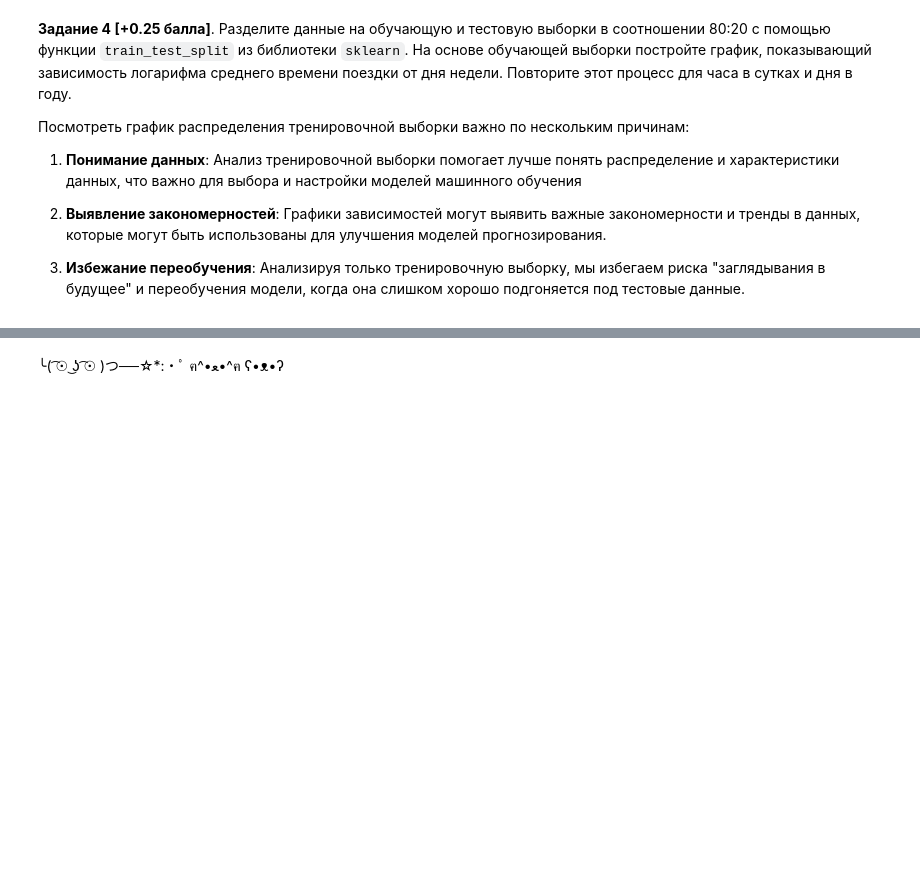
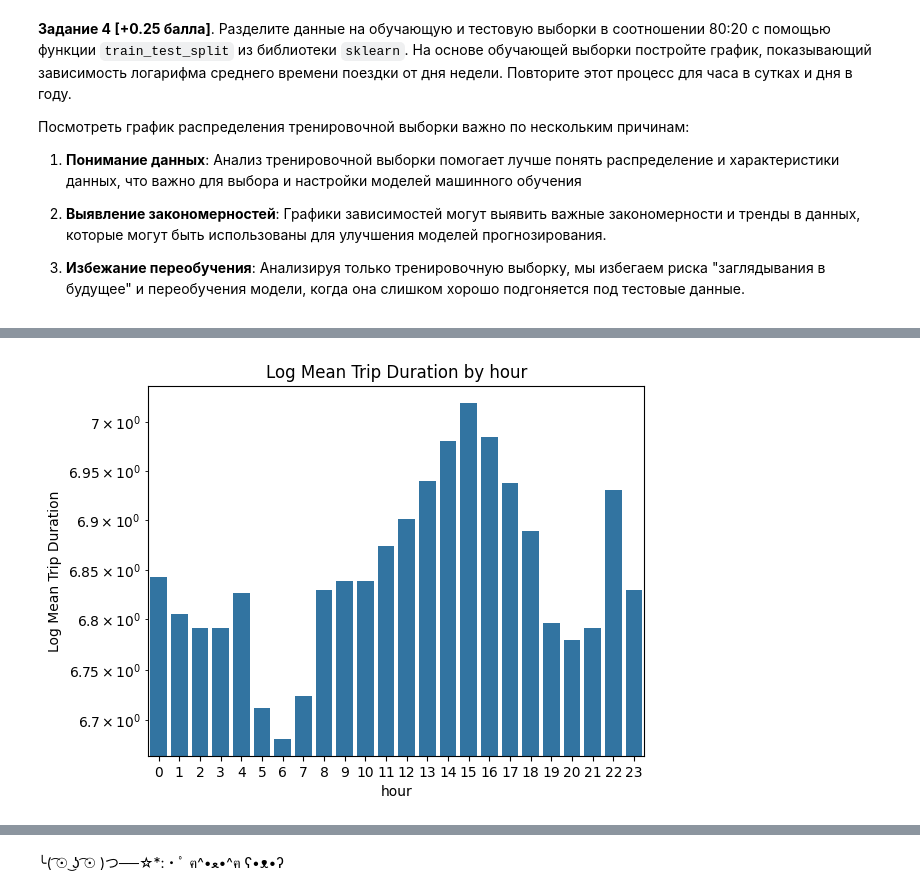
Before and after one commit to diwwae/MatModSchool, a Jupyter notebook: Мат_мод_Учебный_кейс_ipynb.ipynb, the cells around one changed output, grey strips where cells are left out. Cells and saved outputs as stored; diff of their text form; code cells hidden in the pictures; blank space fills up the shorter version.

```diff
--- a/Мат_мод_Учебный_кейс_ipynb.ipynb
+++ b/Мат_мод_Учебный_кейс_ipynb.ipynb
@@ -223,0 +239,11 @@ X_train, X_test, y_train, y_test = train_test_split(X, y, test_size=0.2, random_
+# %%
+mean_hour_duration = train_data.groupby('hour')['trip_duration'].mean()
+mean_hour_duration = pd.DataFrame({'hour':mean_hour_duration.index, 'trip_duration':np.log(mean_hour_duration.values)})
+
+sns.barplot(x='hour', y='trip_duration', data=mean_hour_duration)
+plt.xlabel('hour')
+plt.ylabel('Log Mean Trip Duration')
+plt.title('Log Mean Trip Duration by hour')
+plt.yscale('log')
+# %% [output]
+[figure, added]
```
Also changed, not shown: parts of 5 cells of this notebook.
